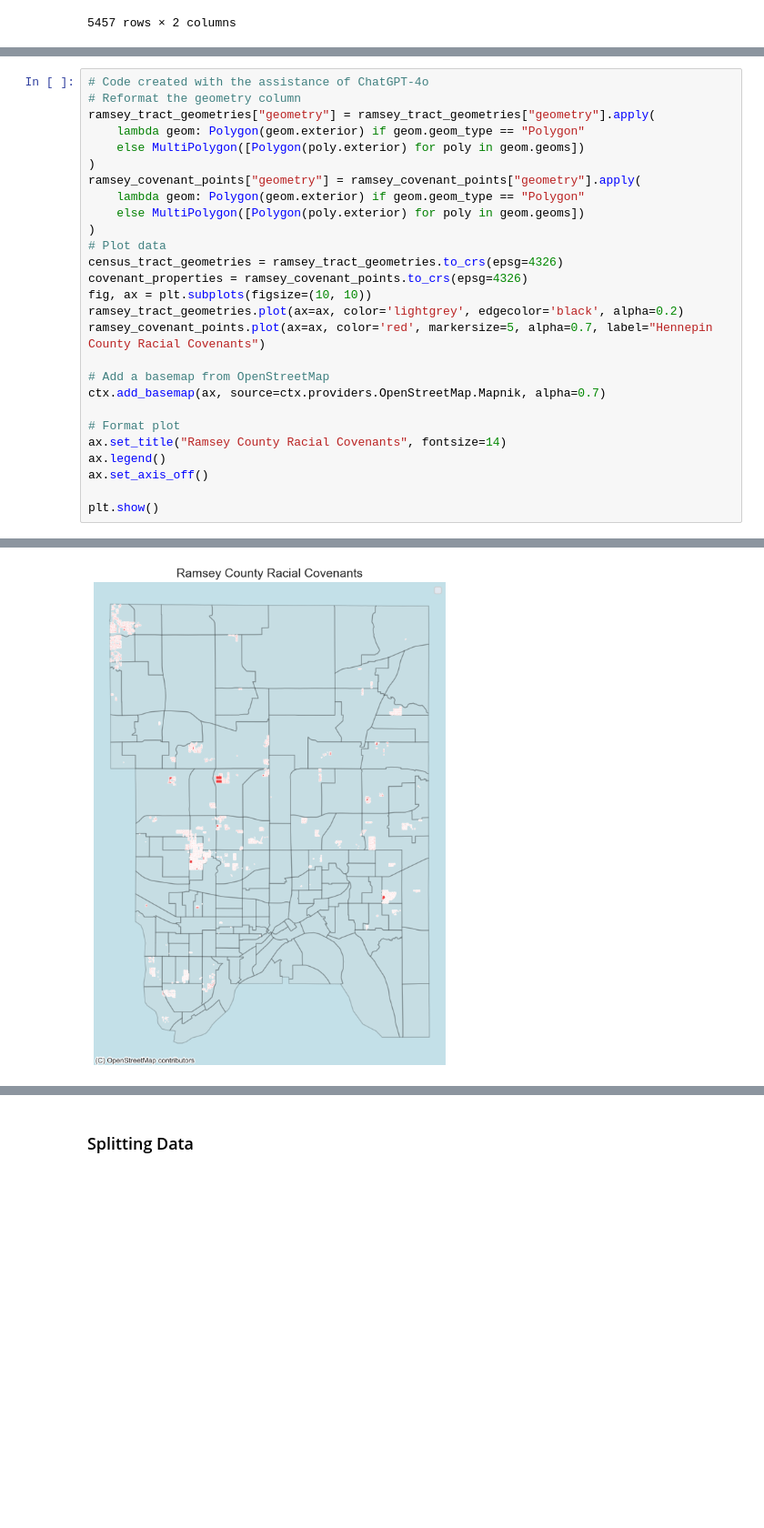
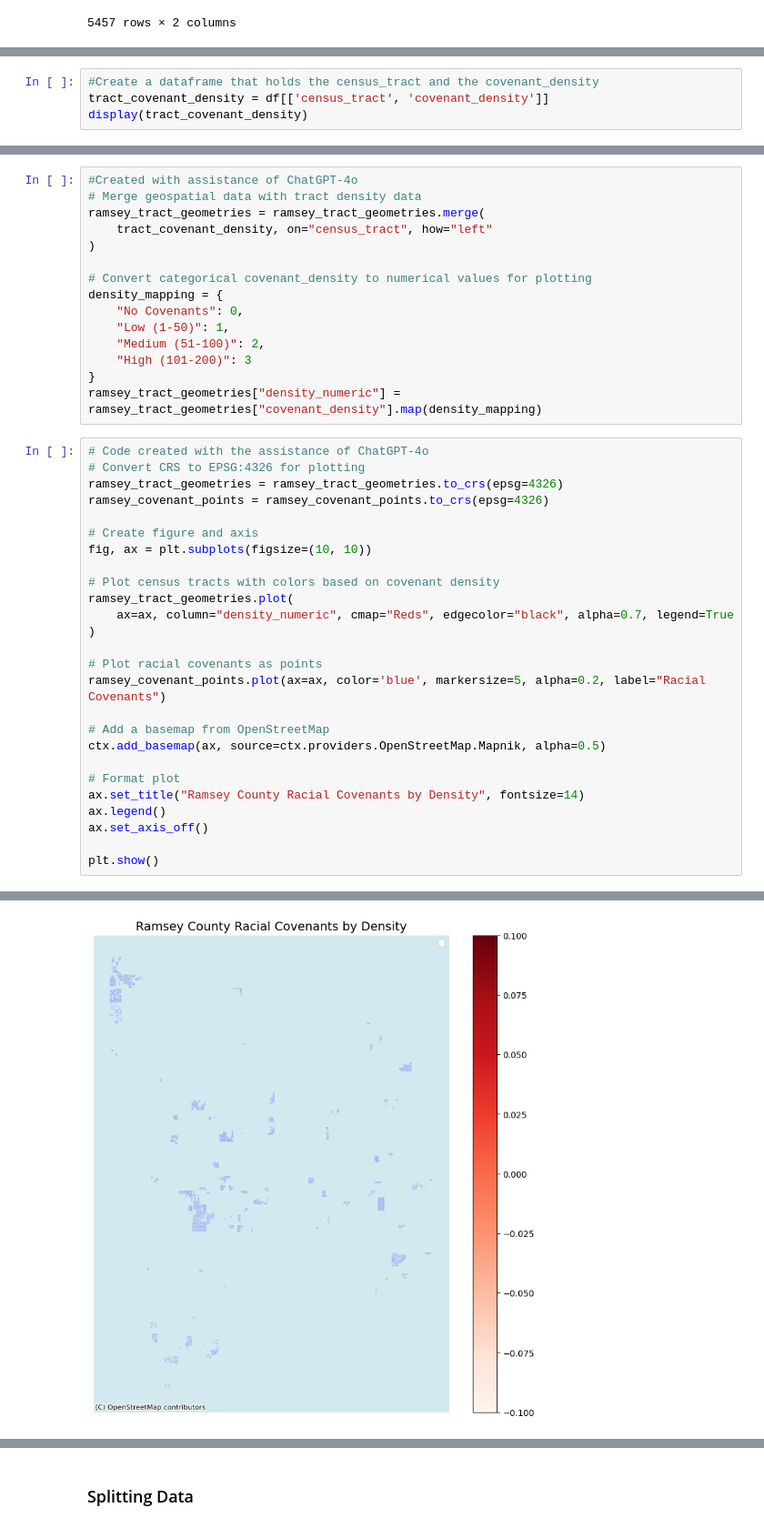
Before and after one commit to chance-roberts/DATA6550-Housing-Bias, a Jupyter notebook: Code/Roberts/CRoberts_Housing_Bias.ipynb, the cells around one changed output, grey strips where cells are left out. Shown at 91% size. Drawn from its saved outputs; the diff is of its cells as text; blank space fills up the shorter version.

```diff
--- a/Code/Roberts/CRoberts_Housing_Bias.ipynb
+++ b/Code/Roberts/CRoberts_Housing_Bias.ipynb
@@ -549,0 +555,4 @@ ramsey_covenant_points
+# %%
+#Create a dataframe that holds the census_tract and the covenant_density
+tract_covenant_density = df[['census_tract', 'covenant_density']]
+display(tract_covenant_density)
@@ -550,26 +561,40 @@ ramsey_covenant_points
+# %%
+#Created with assistance of ChatGPT-4o
+# Merge geospatial data with tract density data
+ramsey_tract_geometries = ramsey_tract_geometries.merge(
+    tract_covenant_density, on="census_tract", how="left"
+)
+
+# Convert categorical covenant_density to numerical values for plotting
+density_mapping = {
+    "No Covenants": 0,
+    "Low (1-50)": 1,
+    "Medium (51-100)": 2,
+    "High (101-200)": 3
+}
+ramsey_tract_geometries["density_numeric"] = ramsey_tract_geometries["covenant_density"].map(density_mapping)
 # %%
 # Code created with the assistance of ChatGPT-4o
-# Reformat the geometry column
-ramsey_tract_geometries["geometry"] = ramsey_tract_geometries["geometry"].apply(
-    lambda geom: Polygon(geom.exterior) if geom.geom_type == "Polygon"
-    else MultiPolygon([Polygon(poly.exterior) for poly in geom.geoms])
+# Convert CRS to EPSG:4326 for plotting
+ramsey_tract_geometries = ramsey_tract_geometries.to_crs(epsg=4326)
+ramsey_covenant_points = ramsey_covenant_points.to_crs(epsg=4326)
+
+# Create figure and axis
+fig, ax = plt.subplots(figsize=(10, 10))
+
+# Plot census tracts with colors based on covenant density
+ramsey_tract_geometries.plot(
+    ax=ax, column="density_numeric", cmap="Reds", edgecolor="black", alpha=0.7, legend=True
 )
-ramsey_covenant_points["geometry"] = ramsey_covenant_points["geometry"].apply(
-    lambda geom: Polygon(geom.exterior) if geom.geom_type == "Polygon"
-    else MultiPolygon([Polygon(poly.exterior) for poly in geom.geoms])
-)
-# Plot data
-census_tract_geometries = ramsey_tract_geometries.to_crs(epsg=4326)
-covenant_properties = ramsey_covenant_points.to_crs(epsg=4326)
-fig, ax = plt.subplots(figsize=(10, 10))
-ramsey_tract_geometries.plot(ax=ax, color='lightgrey', edgecolor='black', alpha=0.2)
-ramsey_covenant_points.plot(ax=ax, color='red', markersize=5, alpha=0.7, label="Hennepin County Racial Covenants")
+
+# Plot racial covenants as points
+ramsey_covenant_points.plot(ax=ax, color='blue', markersize=5, alpha=0.2, label="Racial Covenants")
 
 # Add a basemap from OpenStreetMap
-ctx.add_basemap(ax, source=ctx.providers.OpenStreetMap.Mapnik, alpha=0.7)
+ctx.add_basemap(ax, source=ctx.providers.OpenStreetMap.Mapnik, alpha=0.5)
 
 # Format plot
-ax.set_title("Ramsey County Racial Covenants", fontsize=14)
+ax.set_title("Ramsey County Racial Covenants by Density", fontsize=14)
 ax.legend()
 ax.set_axis_off()
 
@@ -579 +603 @@ No artists with labels found to put in legend.  Note that artists whose label st
-[figure, old version]
+[figure, new version]
```
Also changed, not shown: parts of 50 cells of this notebook.
